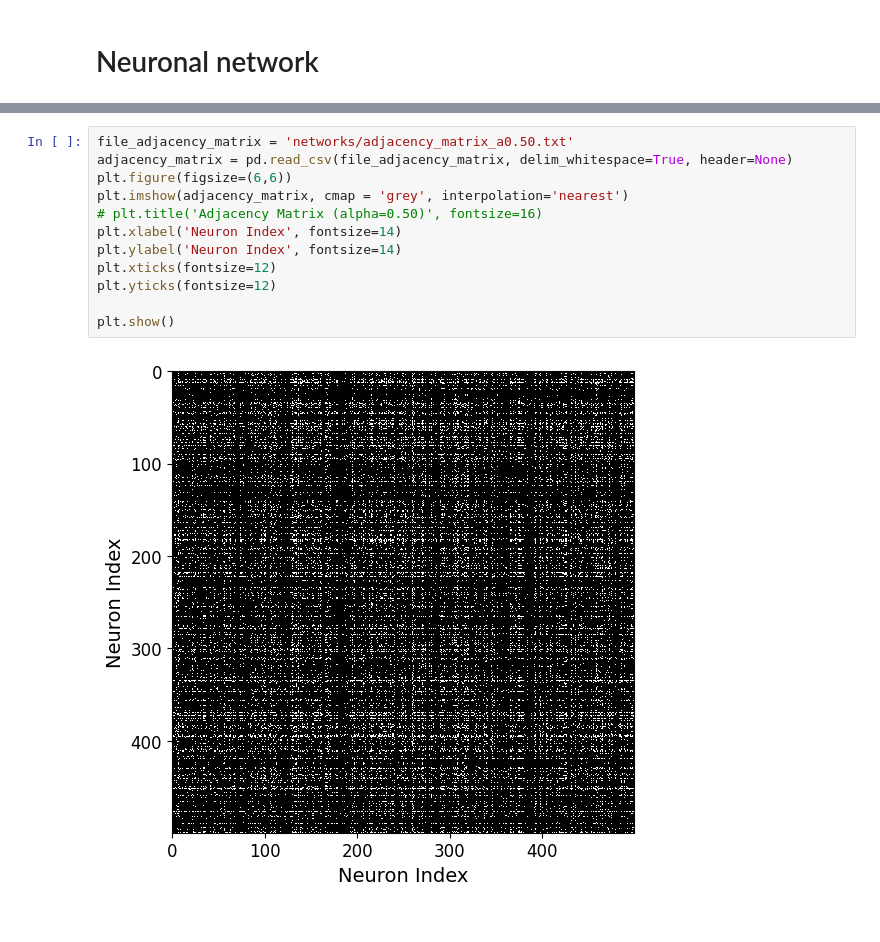
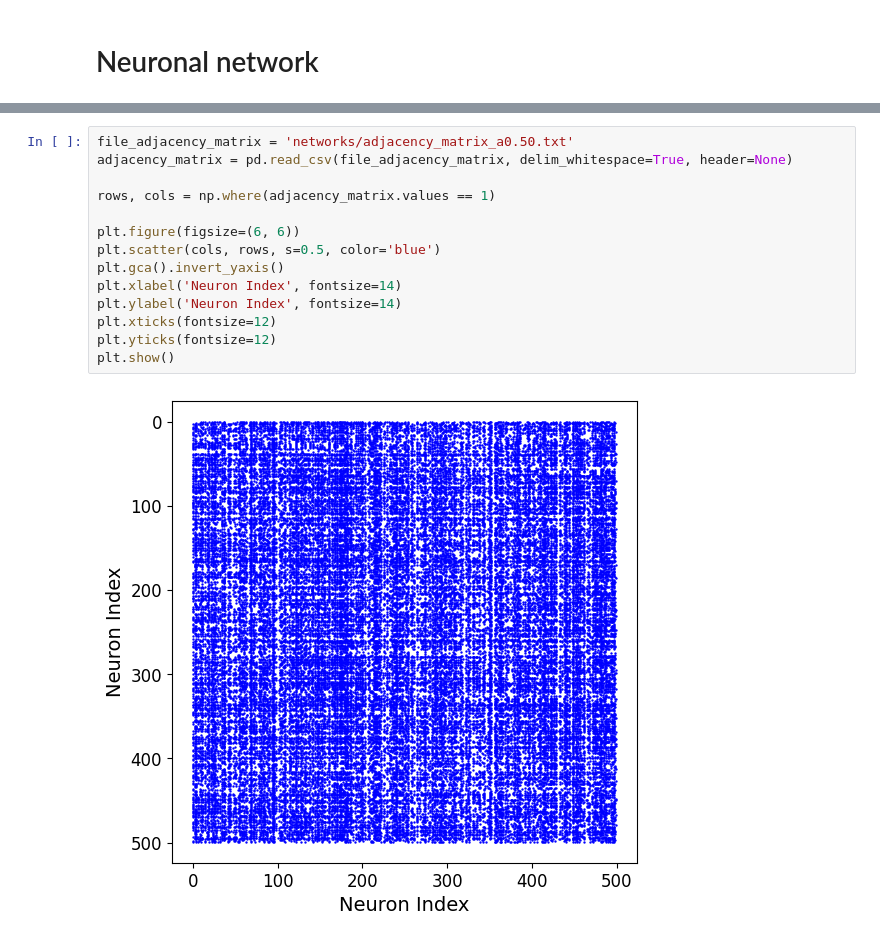
Before and after one commit to underDD/TFM, a Jupyter notebook: plots.ipynb, the cells around one changed output, grey strips where cells are left out. Drawn from its saved outputs; the diff is of its cells as text.

```diff
--- a/plots.ipynb
+++ b/plots.ipynb
@@ -135,15 +135,17 @@ plt.show()
 # %%
 file_adjacency_matrix = 'networks/adjacency_matrix_a0.50.txt'
 adjacency_matrix = pd.read_csv(file_adjacency_matrix, delim_whitespace=True, header=None)
-plt.figure(figsize=(6,6))
-plt.imshow(adjacency_matrix, cmap = 'grey', interpolation='nearest')
-# plt.title('Adjacency Matrix (alpha=0.50)', fontsize=16)
+
+rows, cols = np.where(adjacency_matrix.values == 1)
+
+plt.figure(figsize=(6, 6))
+plt.scatter(cols, rows, s=0.5, color='blue')
+plt.gca().invert_yaxis()
 plt.xlabel('Neuron Index', fontsize=14)
 plt.ylabel('Neuron Index', fontsize=14)
 plt.xticks(fontsize=12)
 plt.yticks(fontsize=12)
-
 plt.show()
 # %% [output]
-[figure, old version]
+[figure, new version]
 # %%
```
Also changed, not shown: parts of 4 cells of this notebook, 53 other files.
